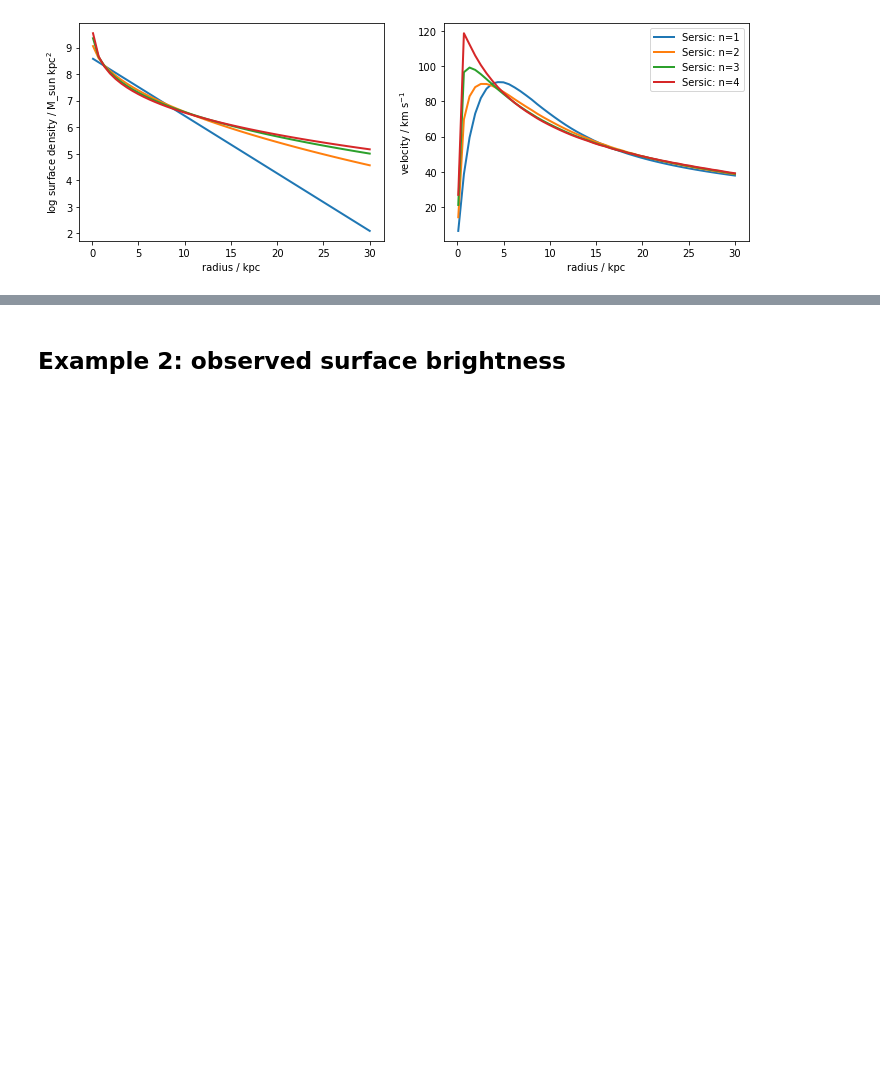
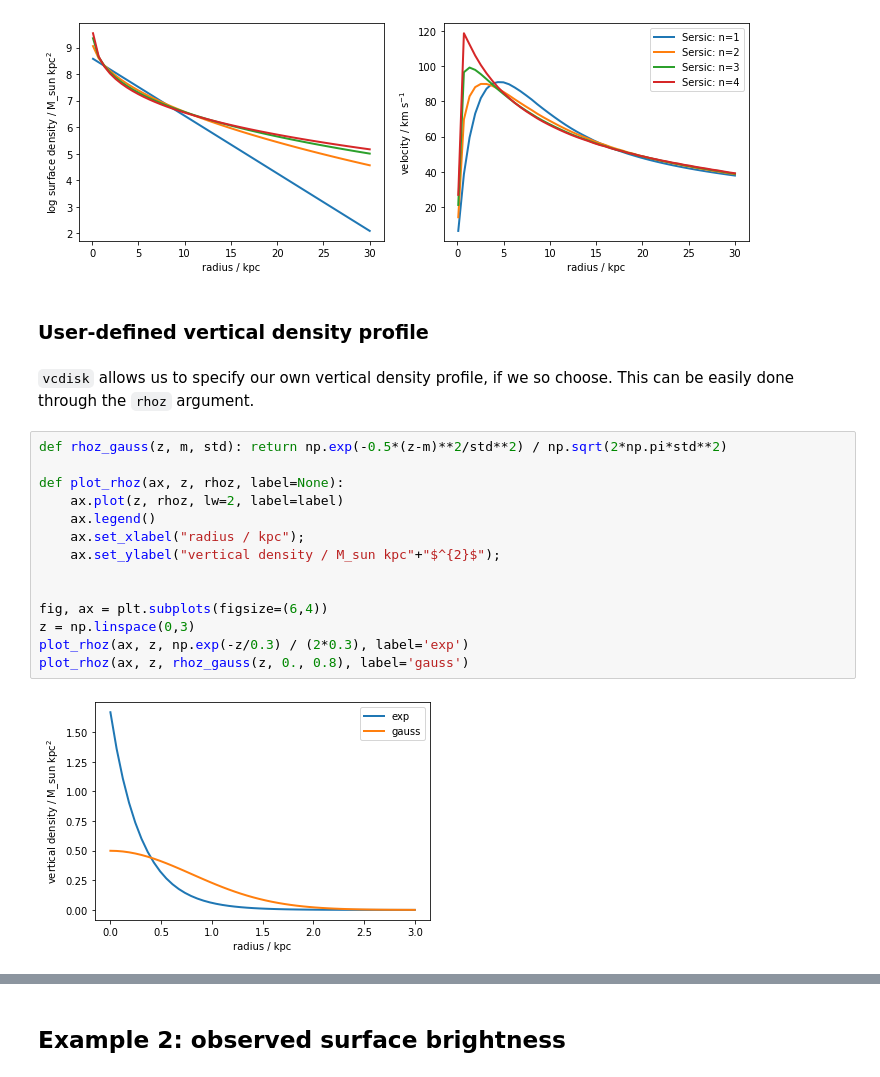
Before and after one commit to lposti/vcdisk, a Jupyter notebook: docs/source/notebooks/usage.ipynb, the cells around one changed output, grey strips where cells are left out. Drawn from its saved outputs; the diff is of its cells as text; blank space fills up the shorter version.

```diff
--- a/docs/source/notebooks/usage.ipynb
+++ b/docs/source/notebooks/usage.ipynb
@@ -96,3 +96,23 @@ plot_sb_vdisk(ax, r, sb_sers_n3, vcdisk(r, sb_sers_n3), label='Sersic: n=3')
 plot_sb_vdisk(ax, r, sb_sers_n4, vcdisk(r, sb_sers_n4), label='Sersic: n=4')
 # %% [output]
 [figure]
+# %% [markdown]
+### User-defined vertical density profile
+# %% [markdown]
+`vcdisk` allows us to specify our own vertical density profile, if we so choose. This can be easily done through the `rhoz` argument.
+# %%
+def rhoz_gauss(z, m, std): return np.exp(-0.5*(z-m)**2/std**2) / np.sqrt(2*np.pi*std**2)
+
+def plot_rhoz(ax, z, rhoz, label=None):
+    ax.plot(z, rhoz, lw=2, label=label)
+    ax.legend()
+    ax.set_xlabel("radius / kpc");
+    ax.set_ylabel("vertical density / M_sun kpc"+"$^{2}$");
+
+
+fig, ax = plt.subplots(figsize=(6,4))
+z = np.linspace(0,3)
+plot_rhoz(ax, z, np.exp(-z/0.3) / (2*0.3), label='exp')
+plot_rhoz(ax, z, rhoz_gauss(z, 0., 0.8), label='gauss')
+# %% [output]
+[figure, added]
```
Also changed, not shown: parts of 5 cells of this notebook, 1 other file.
